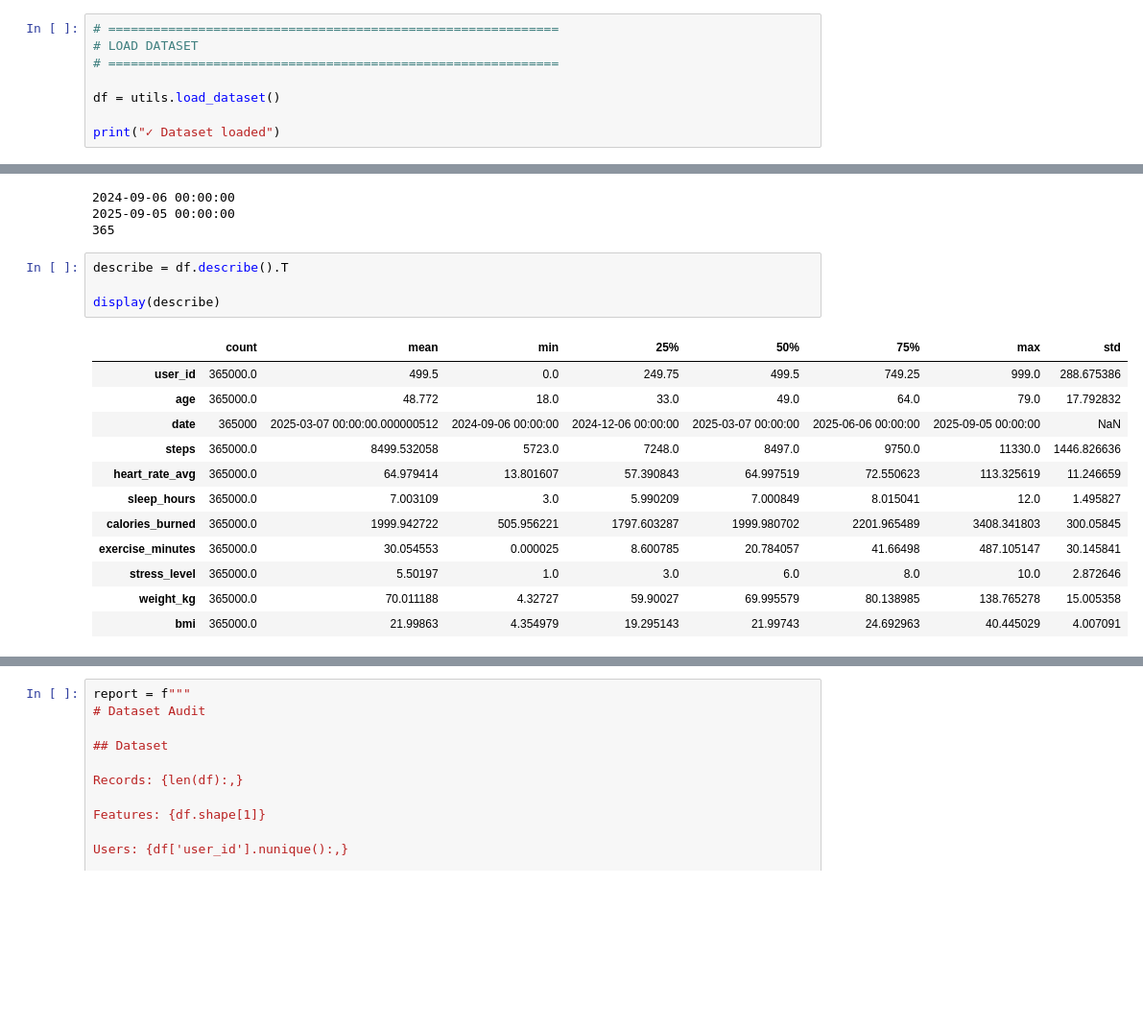
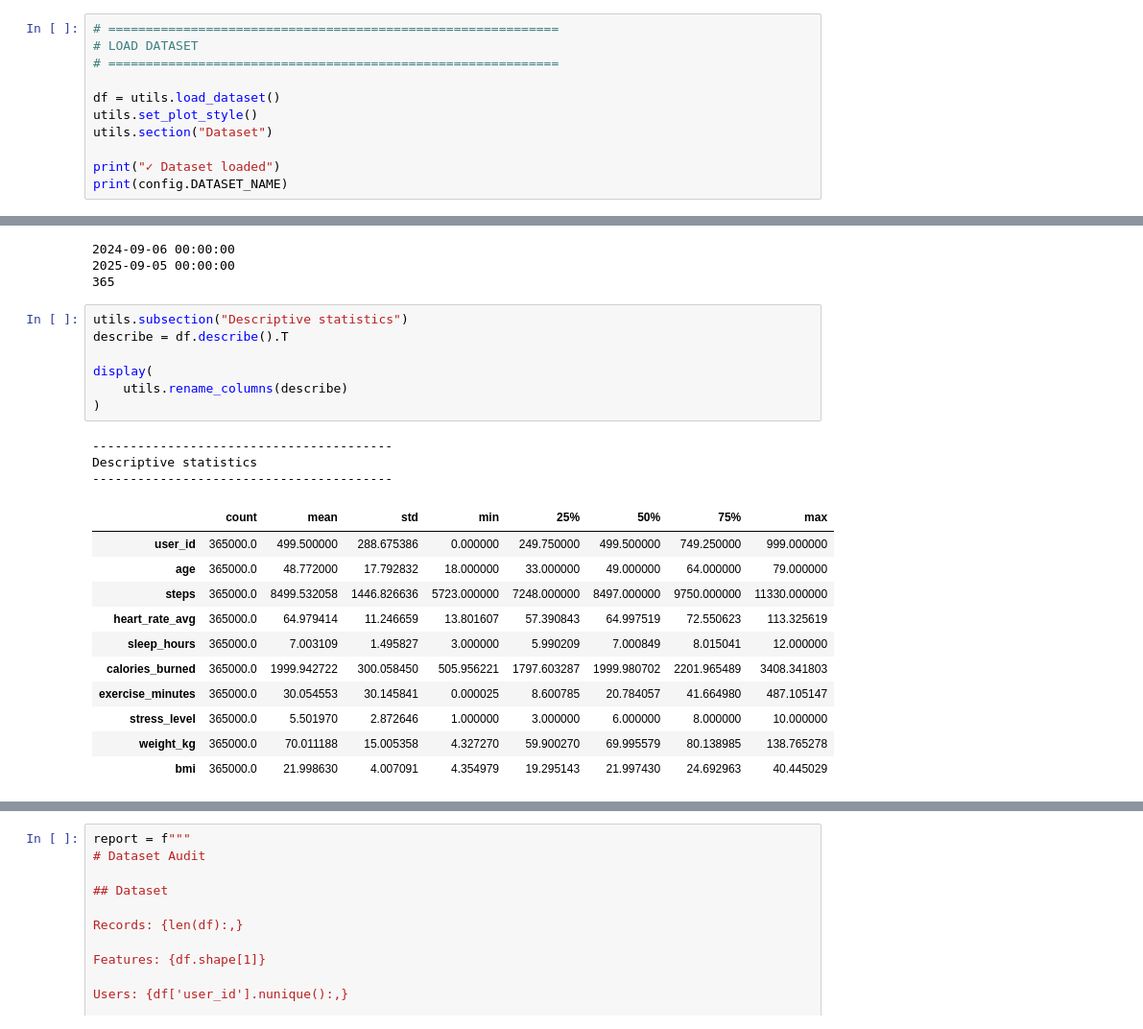
Before and after one commit to HedgeHog777/ai-diploma, a Jupyter notebook: notebooks/01_dataset_audit.ipynb, the cells around one changed output, grey strips where cells are left out. Shown at 96% size. Cells and saved outputs as stored; diff of their text form; blank space fills up the shorter version.

```diff
--- a/notebooks/01_dataset_audit.ipynb
+++ b/notebooks/01_dataset_audit.ipynb
@@ -64,6 +71,9 @@ print("✓ Project modules loaded")
 # ============================================================
 
 df = utils.load_dataset()
+utils.set_plot_style()
+utils.section("Dataset")
 
 print("✓ Dataset loaded")
+print(config.DATASET_NAME)
 # %% [output]
@@ -176,22 +222,27 @@ print(df["date"].nunique())
 2025-09-05 00:00:00
 365
 # %%
+utils.subsection("Descriptive statistics")
 describe = df.describe().T
 
-display(describe)
+display(
+    utils.rename_columns(describe)
+)
 # %% [output]
+----------------------------------------
+Descriptive statistics
+----------------------------------------
-|  | count | mean | min | 25% | 50% | 75% | max | std |
-| user_id | 365000.0 | 499.5 | 0.0 | 249.75 | 499.5 | 749.25 | 999.0 | 288.675386 |
-| age | 365000.0 | 48.772 | 18.0 | 33.0 | 49.0 | 64.0 | 79.0 | 17.792832 |
-| date | 365000 | 2025-03-07 00:00:00.000000512 | 2024-09-06 00:00:00 | 2024-12-06 00:00:00 | 2025-03-07 00:00:00 | 2025-06-06 00:00:00 | 2025-09-05 00:00:00 | NaN |
-| steps | 365000.0 | 8499.532058 | 5723.0 | 7248.0 | 8497.0 | 9750.0 | 11330.0 | 1446.826636 |
-| heart_rate_avg | 365000.0 | 64.979414 | 13.801607 | 57.390843 | 64.997519 | 72.550623 | 113.325619 | 11.246659 |
-| sleep_hours | 365000.0 | 7.003109 | 3.0 | 5.990209 | 7.000849 | 8.015041 | 12.0 | 1.495827 |
-| calories_burned | 365000.0 | 1999.942722 | 505.956221 | 1797.603287 | 1999.980702 | 2201.965489 | 3408.341803 | 300.05845 |
-| exercise_minutes | 365000.0 | 30.054553 | 0.000025 | 8.600785 | 20.784057 | 41.66498 | 487.105147 | 30.145841 |
-| stress_level | 365000.0 | 5.50197 | 1.0 | 3.0 | 6.0 | 8.0 | 10.0 | 2.872646 |
-| weight_kg | 365000.0 | 70.011188 | 4.32727 | 59.90027 | 69.995579 | 80.138985 | 138.765278 | 15.005358 |
-| bmi | 365000.0 | 21.99863 | 4.354979 | 19.295143 | 21.99743 | 24.692963 | 40.445029 | 4.007091 |
+|  | count | mean | std | min | 25% | 50% | 75% | max |
+| user_id | 365000.0 | 499.500000 | 288.675386 | 0.000000 | 249.750000 | 499.500000 | 749.250000 | 999.000000 |
+| age | 365000.0 | 48.772000 | 17.792832 | 18.000000 | 33.000000 | 49.000000 | 64.000000 | 79.000000 |
+| steps | 365000.0 | 8499.532058 | 1446.826636 | 5723.000000 | 7248.000000 | 8497.000000 | 9750.000000 | 11330.000000 |
+| heart_rate_avg | 365000.0 | 64.979414 | 11.246659 | 13.801607 | 57.390843 | 64.997519 | 72.550623 | 113.325619 |
+| sleep_hours | 365000.0 | 7.003109 | 1.495827 | 3.000000 | 5.990209 | 7.000849 | 8.015041 | 12.000000 |
+| calories_burned | 365000.0 | 1999.942722 | 300.058450 | 505.956221 | 1797.603287 | 1999.980702 | 2201.965489 | 3408.341803 |
+| exercise_minutes | 365000.0 | 30.054553 | 30.145841 | 0.000025 | 8.600785 | 20.784057 | 41.664980 | 487.105147 |
+| stress_level | 365000.0 | 5.501970 | 2.872646 | 1.000000 | 3.000000 | 6.000000 | 8.000000 | 10.000000 |
+| weight_kg | 365000.0 | 70.011188 | 15.005358 | 4.327270 | 59.900270 | 69.995579 | 80.138985 | 138.765278 |
+| bmi | 365000.0 | 21.998630 | 4.007091 | 4.354979 | 19.295143 | 21.997430 | 24.692963 | 40.445029 |
 # %%
 # ============================================================
 # EXPORT RESULTS
```
Also changed, not shown: parts of 9 cells of this notebook, 18 other files.
